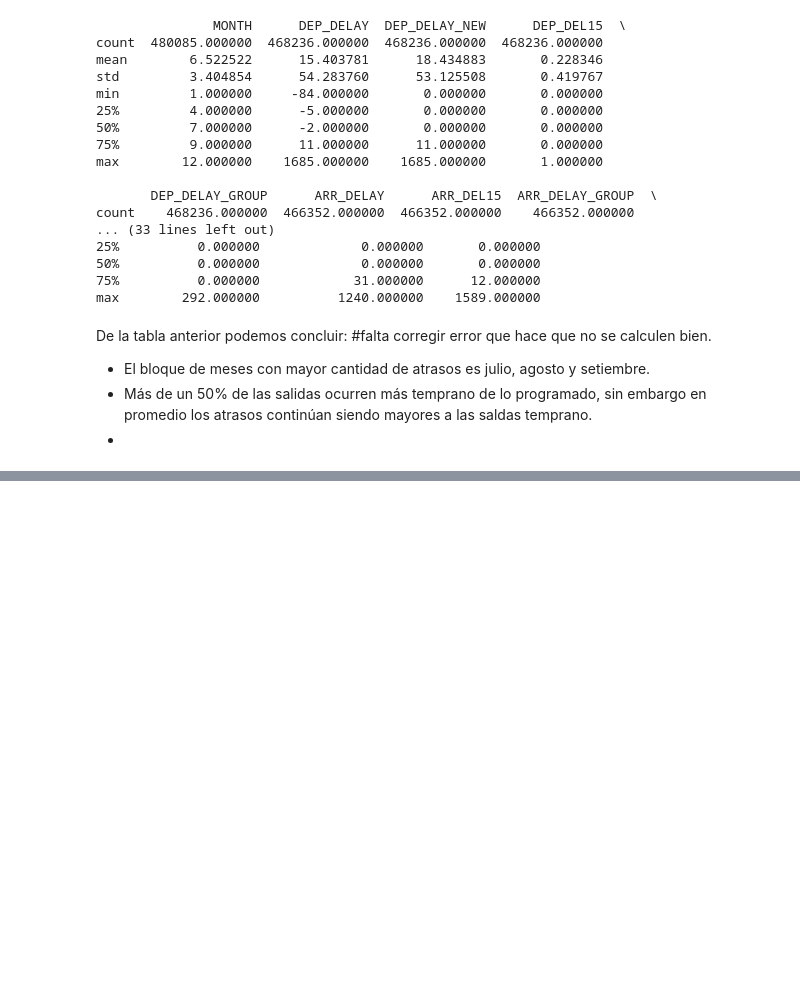
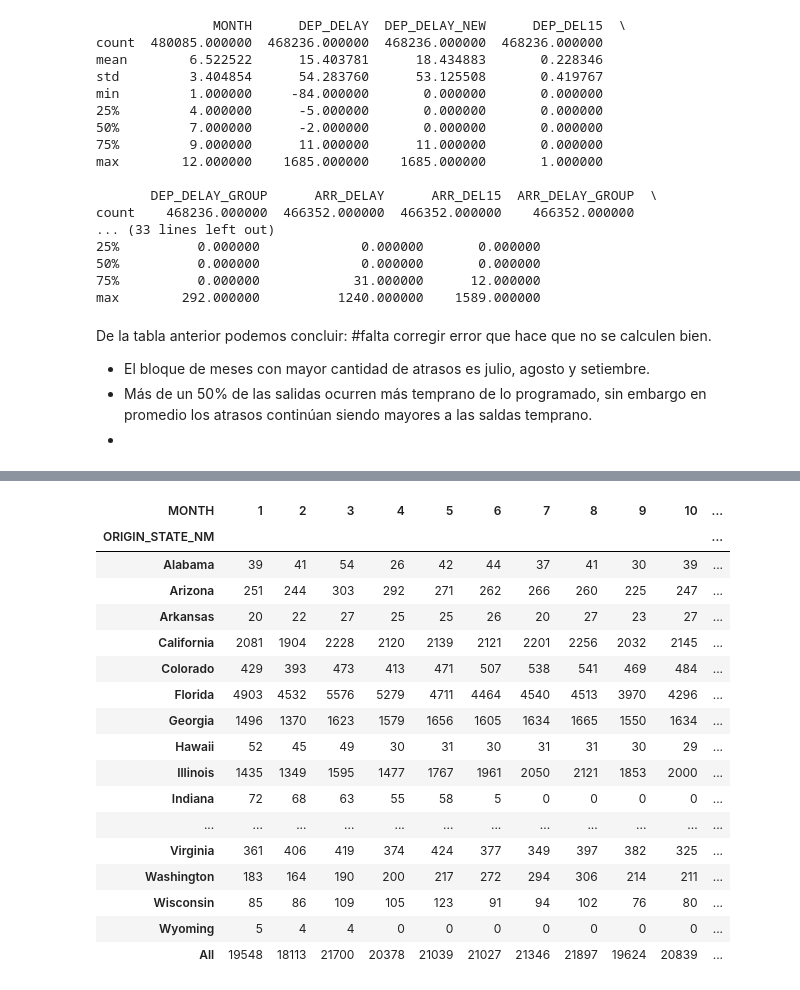
Before and after one commit to lesmedGutierrez/gap_bootcamp_analytics, a Jupyter notebook: script.ipynb, the cells around one changed output, grey strips where cells are left out. Saved outputs shown, nothing was run; the diff lists cells and outputs as text; code cells hidden in the pictures; blank space fills up the shorter version.

```diff
--- a/script.ipynb
+++ b/script.ipynb
@@ -174,0 +126,11 @@ dataset.groupby("CANCELLED").size().to_frame()
+# %%
+#Tabla de freciencia de ciudades de las que provienen los vuelos a NY.
+mascara = dataset['DEST_STATE_ABR']=='NY'
+temp = dataset[mascara] #Filtro que permite centrarnos unicamente en los vuelos que se dirigen a NY
+a = pd.value_counts(temp['ORIGIN_STATE_NM'])
+b = 100 * temp['ORIGIN_STATE_NM'].value_counts() / len(temp['ORIGIN_STATE_NM'])
+c = pd.concat([a, b], axis=1)
+c.columns = ['Frecuencia' , 'Frecuencia Relativa (en %)']
+print(c.head())
+del a,b,c
+temp['ORIGIN_STATE_NM'].value_counts().plot(kind='bar',title='Origen de los vuelos que llegan a NY')
@@ -174,0 +145,22 @@ dataset.groupby("CANCELLED").size().to_frame()
+# %%
+# Tabla de contingencia vuelos dirigidos a NY según Origen / Mes
+pd.crosstab(index=temp['ORIGIN_STATE_NM'], columns=temp['MONTH'], margins=True)
+# %% [output]
+| MONTH | 1 | 2 | 3 | 4 | 5 | 6 | 7 | 8 | 9 | 10 | ... |
+| ORIGIN_STATE_NM |  |  |  |  |  |  |  |  |  |  | ... |
+| Alabama | 39 | 41 | 54 | 26 | 42 | 44 | 37 | 41 | 30 | 39 | ... |
+| Arizona | 251 | 244 | 303 | 292 | 271 | 262 | 266 | 260 | 225 | 247 | ... |
+| Arkansas | 20 | 22 | 27 | 25 | 25 | 26 | 20 | 27 | 23 | 27 | ... |
+| California | 2081 | 1904 | 2228 | 2120 | 2139 | 2121 | 2201 | 2256 | 2032 | 2145 | ... |
+| Colorado | 429 | 393 | 473 | 413 | 471 | 507 | 538 | 541 | 469 | 484 | ... |
+| Florida | 4903 | 4532 | 5576 | 5279 | 4711 | 4464 | 4540 | 4513 | 3970 | 4296 | ... |
+| Georgia | 1496 | 1370 | 1623 | 1579 | 1656 | 1605 | 1634 | 1665 | 1550 | 1634 | ... |
+| Hawaii | 52 | 45 | 49 | 30 | 31 | 30 | 31 | 31 | 30 | 29 | ... |
+| Illinois | 1435 | 1349 | 1595 | 1477 | 1767 | 1961 | 2050 | 2121 | 1853 | 2000 | ... |
+| Indiana | 72 | 68 | 63 | 55 | 58 | 5 | 0 | 0 | 0 | 0 | ... |
+| ... | ... | ... | ... | ... | ... | ... | ... | ... | ... | ... | ... |
+| Virginia | 361 | 406 | 419 | 374 | 424 | 377 | 349 | 397 | 382 | 325 | ... |
+| Washington | 183 | 164 | 190 | 200 | 217 | 272 | 294 | 306 | 214 | 211 | ... |
+| Wisconsin | 85 | 86 | 109 | 105 | 123 | 91 | 94 | 102 | 76 | 80 | ... |
+| Wyoming | 5 | 4 | 4 | 0 | 0 | 0 | 0 | 0 | 0 | 0 | ... |
+| All | 19548 | 18113 | 21700 | 20378 | 21039 | 21027 | 21346 | 21897 | 19624 | 20839 | ... |
```
Also changed, not shown: parts of 13 cells of this notebook.
